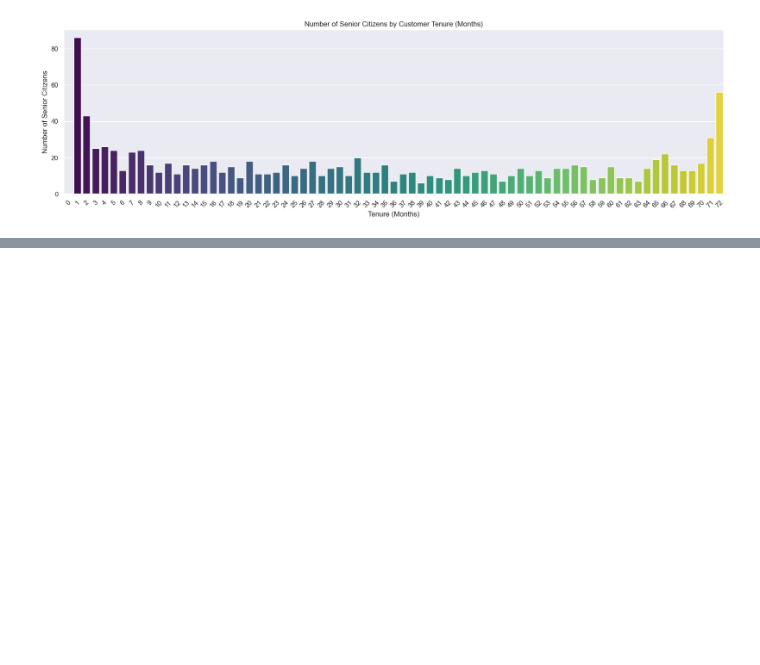
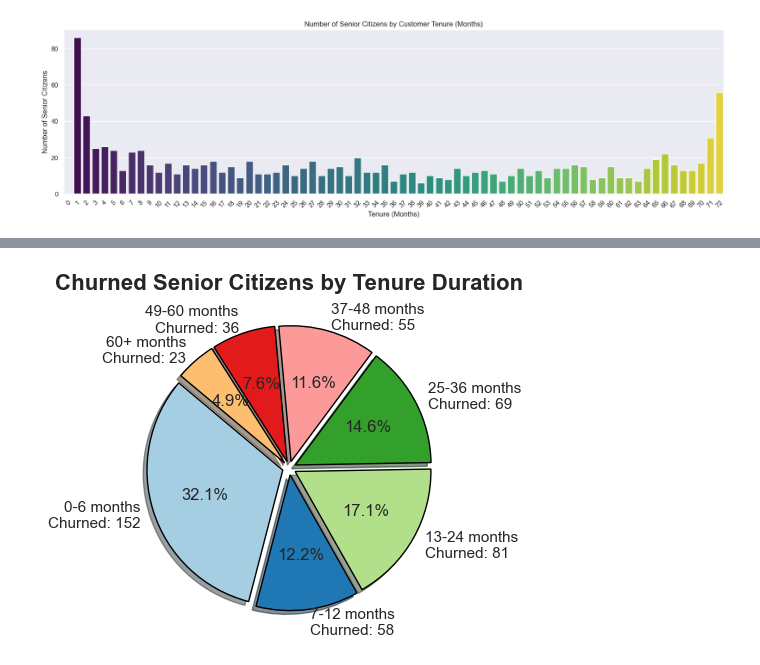
Before and after one commit to manan36chauhan/data_science_project, a Jupyter notebook: customer_churn_analysis.ipynb, the cells around one changed output, grey strips where cells are left out. Cells and saved outputs as stored; diff of their text form; code cells hidden in the pictures; blank space fills up the shorter version.

Commit message:
pie chart added

```diff
--- a/customer_churn_analysis.ipynb
+++ b/customer_churn_analysis.ipynb
@@ -130,6 +130,39 @@ for col in df.columns:
     if df[col].dtype == 'object':
         le = LabelEncoder()
         df[col] = le.fit_transform(df[col])
+# %%
+customer_id_col = 'customerID'  # adjust if needed
+
+senior_df = df[df['SeniorCitizen'] == 1].copy()
+
+bins = [0, 6, 12, 24, 36, 48, 60, senior_df['tenure'].max()]
+labels = ['0-6 months', '7-12 months', '13-24 months', '25-36 months', '37-48 months', '49-60 months', '60+ months']
+senior_df['tenure_group'] = pd.cut(senior_df['tenure'], bins=bins, labels=labels, right=False)
+
+senior_churn_by_group = senior_df.groupby('tenure_group', observed=True)['Churn'].sum()
+
+custom_labels = [f"{label}\nChurned: {count}" for label, count in zip(labels, senior_churn_by_group)]
+
+plt.figure(figsize=(5,5))
+colors = plt.cm.Paired.colors
+
+senior_churn_by_group.plot.pie(
+    labels=custom_labels,
+    autopct='%1.1f%%',
+    colors=colors,
+    startangle=140,
+    shadow=True,
+    explode=[0.05]*len(senior_churn_by_group),
+    wedgeprops={'edgecolor': 'black'},
+    labeldistance=1.1
+)
+
+plt.title('Churned Senior Citizens by Tenure Duration', fontsize=16, weight='bold')
+plt.ylabel('')
+plt.tight_layout()
+plt.show()
+# %% [output]
+[figure, added]
 # %%
 X = df.drop('Churn', axis=1)
 y = df['Churn']
```
Also changed, not shown: parts of 3 cells of this notebook.
